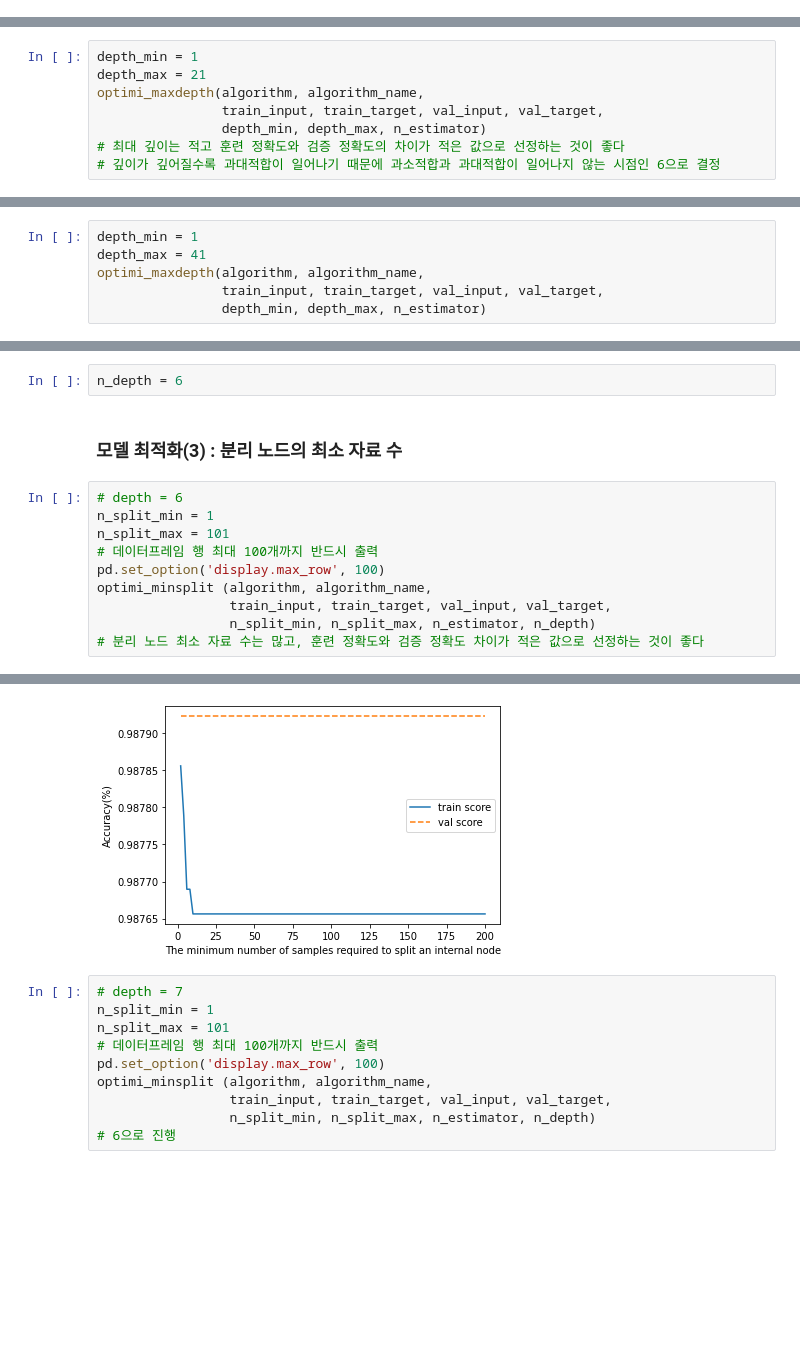
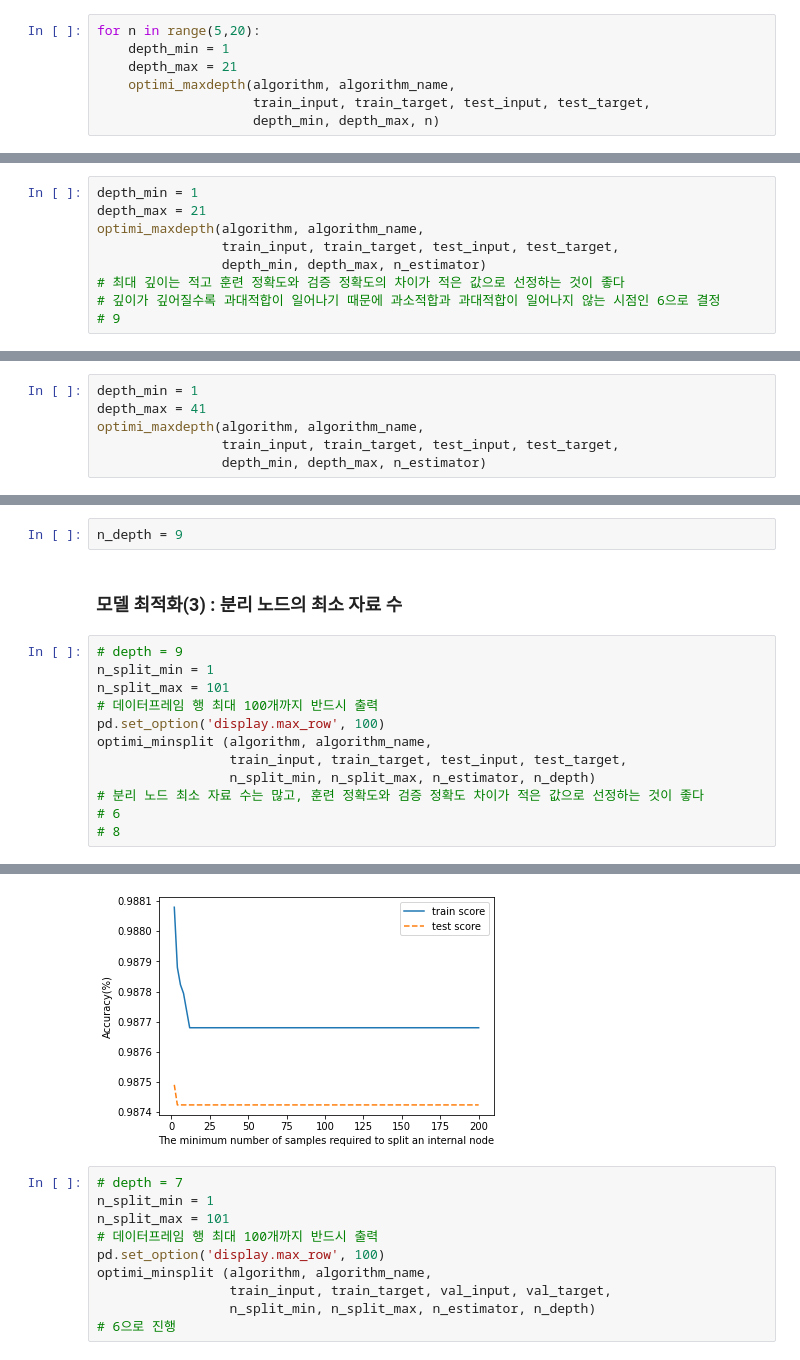
Before and after one commit to och5351/Bigdata_busan, a Jupyter notebook: ML/csy_RFC/RFC_re.ipynb, the cells around one changed output, grey strips where cells are left out. Saved outputs shown, nothing was run; the diff lists cells and outputs as text; blank space fills up the shorter version.

```diff
--- a/ML/csy_RFC/RFC_re.ipynb
+++ b/ML/csy_RFC/RFC_re.ipynb
@@ -499,2 +488,9 @@ n_estimator = 35
 # %% [markdown]
 ### 모델 최적화(2) : 최대 깊이
+# %%
+for n in range(5,20):
+    depth_min = 1
+    depth_max = 21
+    optimi_maxdepth(algorithm, algorithm_name,
+                    train_input, train_target, test_input, test_target,
+                    depth_min, depth_max, n)
@@ -502,9 +517,10 @@ n_estimator = 35
 depth_min = 1
 depth_max = 21
 optimi_maxdepth(algorithm, algorithm_name,
-                train_input, train_target, val_input, val_target,
+                train_input, train_target, test_input, test_target,
                 depth_min, depth_max, n_estimator)
 # 최대 깊이는 적고 훈련 정확도와 검증 정확도의 차이가 적은 값으로 선정하는 것이 좋다
 # 깊이가 깊어질수록 과대적합이 일어나기 때문에 과소적합과 과대적합이 일어나지 않는 시점인 6으로 결정
+# 9
 # %% [output]
     depth  TrainScore  ValScore
@@ -529,7 +545,7 @@ optimi_maxdepth(algorithm, algorithm_name,
 depth_min = 1
 depth_max = 41
 optimi_maxdepth(algorithm, algorithm_name,
-                train_input, train_target, val_input, val_target,
+                train_input, train_target, test_input, test_target,
                 depth_min, depth_max, n_estimator)
 # %% [output]
     depth  TrainScore  ValScore
@@ -553,16 +569,18 @@ optimi_maxdepth(algorithm, algorithm_name,
 # %%
-n_depth = 6
+n_depth = 9
 # %% [markdown]
 ### 모델 최적화(3) : 분리 노드의 최소 자료 수
 # %%
-# depth = 6
+# depth = 9
 n_split_min = 1
 n_split_max = 101
 # 데이터프레임 행 최대 100개까지 반드시 출력
 pd.set_option('display.max_row', 100)
 optimi_minsplit (algorithm, algorithm_name,
-                 train_input, train_target, val_input, val_target,
+                 train_input, train_target, test_input, test_target,
                  n_split_min, n_split_max, n_estimator, n_depth)
 # 분리 노드 최소 자료 수는 많고, 훈련 정확도와 검증 정확도 차이가 적은 값으로 선정하는 것이 좋다
+# 6
+# 8
 # %% [output]
     min_samples_split  TrainScore  ValScore
@@ -585,4 +603,4 @@ optimi_minsplit (algorithm, algorithm_name,
-[figure, old version]
+[figure, new version]
 # %%
 # depth = 7
 n_split_min = 1
```
Also changed, not shown: parts of 40 cells of this notebook, 8 other files.
